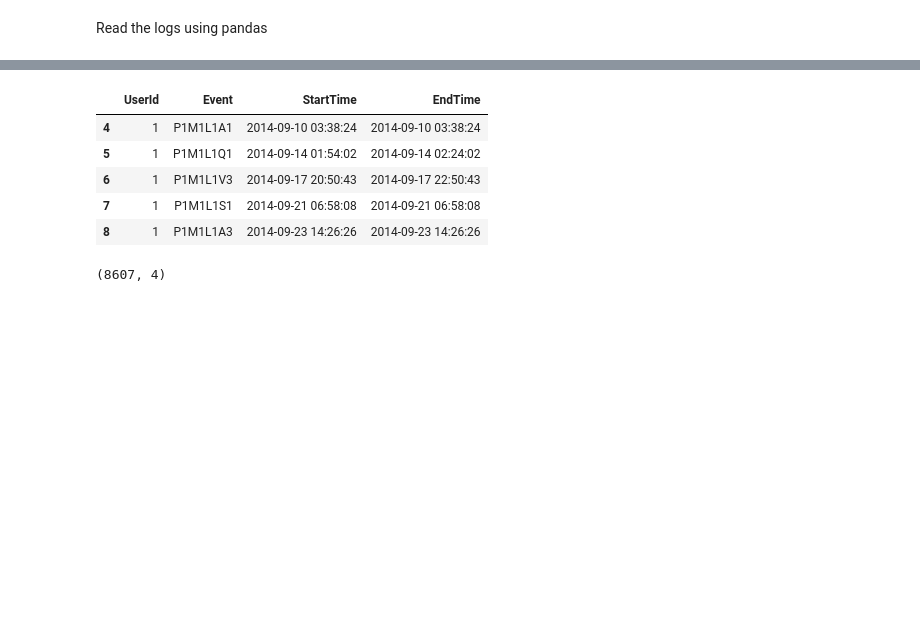
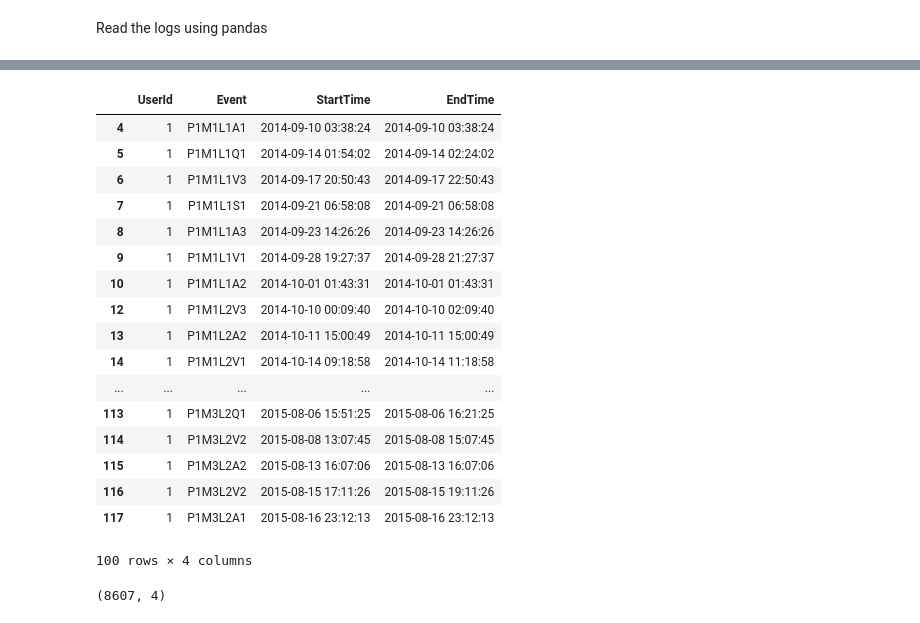
Before and after one commit to dalonlobo/gl-capstone, a Jupyter notebook: LogsParser/Log Parser.ipynb, the cells around one changed output, grey strips where cells are left out. Cells and saved outputs as stored; diff of their text form; code cells hidden in the pictures; blank space fills up the shorter version.

```diff
--- a/LogsParser/Log Parser.ipynb
+++ b/LogsParser/Log Parser.ipynb
@@ -24,12 +76,24 @@ df.dropna(inplace=True)
 # %%
-df.head()
+df.head(100)
 # %% [output]
 |  | UserId | Event | StartTime | EndTime |
 | 4 | 1 | P1M1L1A1 | 2014-09-10 03:38:24 | 2014-09-10 03:38:24 |
 | 5 | 1 | P1M1L1Q1 | 2014-09-14 01:54:02 | 2014-09-14 02:24:02 |
 | 6 | 1 | P1M1L1V3 | 2014-09-17 20:50:43 | 2014-09-17 22:50:43 |
 | 7 | 1 | P1M1L1S1 | 2014-09-21 06:58:08 | 2014-09-21 06:58:08 |
 | 8 | 1 | P1M1L1A3 | 2014-09-23 14:26:26 | 2014-09-23 14:26:26 |
+| 9 | 1 | P1M1L1V1 | 2014-09-28 19:27:37 | 2014-09-28 21:27:37 |
+| 10 | 1 | P1M1L1A2 | 2014-10-01 01:43:31 | 2014-10-01 01:43:31 |
+| 12 | 1 | P1M1L2V3 | 2014-10-10 00:09:40 | 2014-10-10 02:09:40 |
+| 13 | 1 | P1M1L2A2 | 2014-10-11 15:00:49 | 2014-10-11 15:00:49 |
+| 14 | 1 | P1M1L2V1 | 2014-10-14 09:18:58 | 2014-10-14 11:18:58 |
+| ... | ... | ... | ... | ... |
+| 113 | 1 | P1M3L2Q1 | 2015-08-06 15:51:25 | 2015-08-06 16:21:25 |
+| 114 | 1 | P1M3L2V2 | 2015-08-08 13:07:45 | 2015-08-08 15:07:45 |
+| 115 | 1 | P1M3L2A2 | 2015-08-13 16:07:06 | 2015-08-13 16:07:06 |
+| 116 | 1 | P1M3L2V2 | 2015-08-15 17:11:26 | 2015-08-15 19:11:26 |
+| 117 | 1 | P1M3L2A1 | 2015-08-16 23:12:13 | 2015-08-16 23:12:13 |
+100 rows × 4 columns
 # %%
 df.shape
 # %% [output]
```
Also changed, not shown: parts of 19 cells of this notebook.
